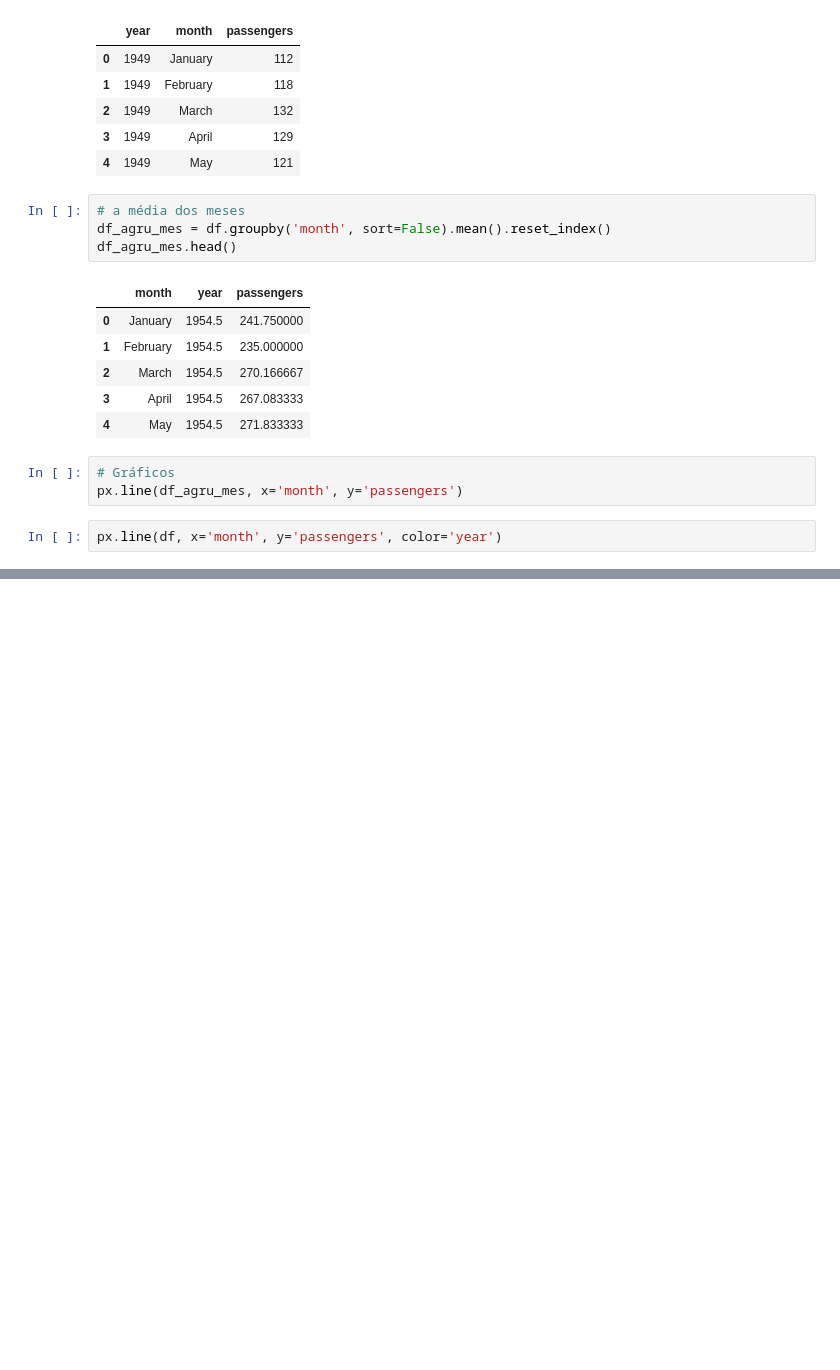
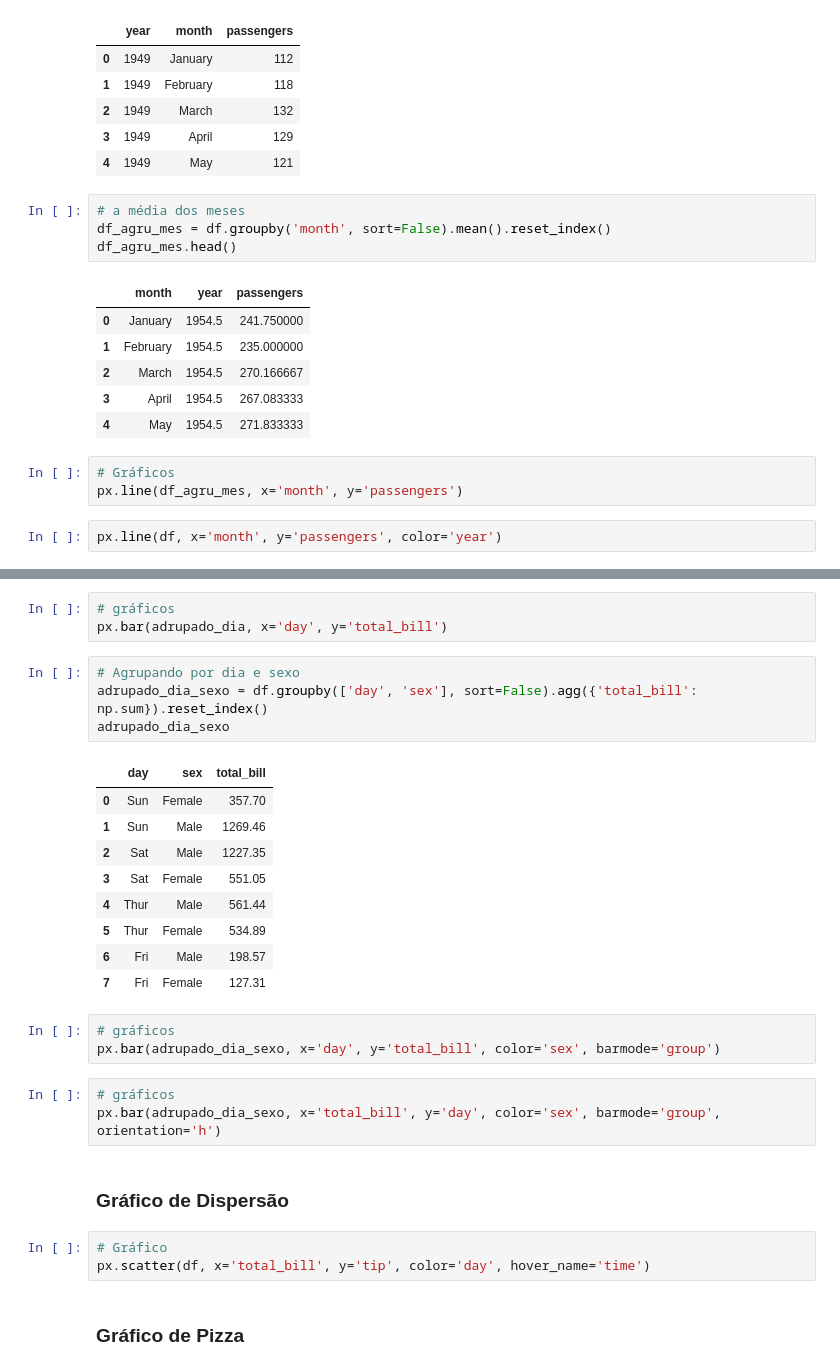
Before and after one commit to Joao-Inacio/Labs, a Jupyter notebook: Graficos_Plotly/graficos.ipynb, the cells around one changed output, grey strips where cells are left out. Drawn from its saved outputs; the diff is of its cells as text; blank space fills up the shorter version.

```diff
--- a/Graficos_Plotly/graficos.ipynb
+++ b/Graficos_Plotly/graficos.ipynb
@@ -43,0 +71,30 @@ px.line(df, x='month', y='passengers', color='year')
+# %%
+# gráficos
+px.bar(adrupado_dia, x='day', y='total_bill')
+# %%
+# Agrupando por dia e sexo
+adrupado_dia_sexo = df.groupby(['day', 'sex'], sort=False).agg({'total_bill': np.sum}).reset_index()
+adrupado_dia_sexo
+# %% [output]
+|  | day | sex | total_bill |
+| 0 | Sun | Female | 357.70 |
+| 1 | Sun | Male | 1269.46 |
+| 2 | Sat | Male | 1227.35 |
+| 3 | Sat | Female | 551.05 |
+| 4 | Thur | Male | 561.44 |
+| 5 | Thur | Female | 534.89 |
+| 6 | Fri | Male | 198.57 |
+| 7 | Fri | Female | 127.31 |
+# %%
+# gráficos
+px.bar(adrupado_dia_sexo, x='day', y='total_bill', color='sex', barmode='group')
+# %%
+# gráficos
+px.bar(adrupado_dia_sexo, x='total_bill', y='day', color='sex', barmode='group', orientation='h')
+# %% [markdown]
+### Gráfico de Dispersão
+# %%
+# Gráfico
+px.scatter(df, x='total_bill', y='tip', color='day', hover_name='time')
+# %% [markdown]
+### Gráfico de Pizza
```
Also changed, not shown: parts of 7 cells of this notebook.
